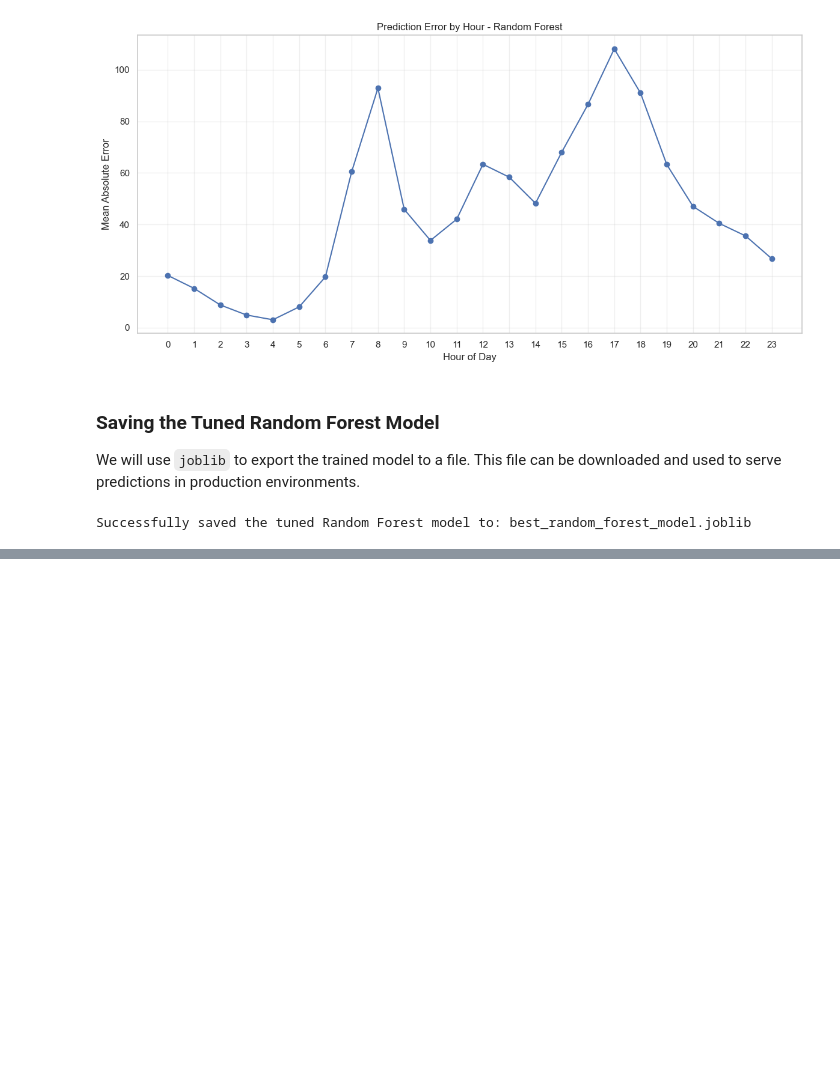
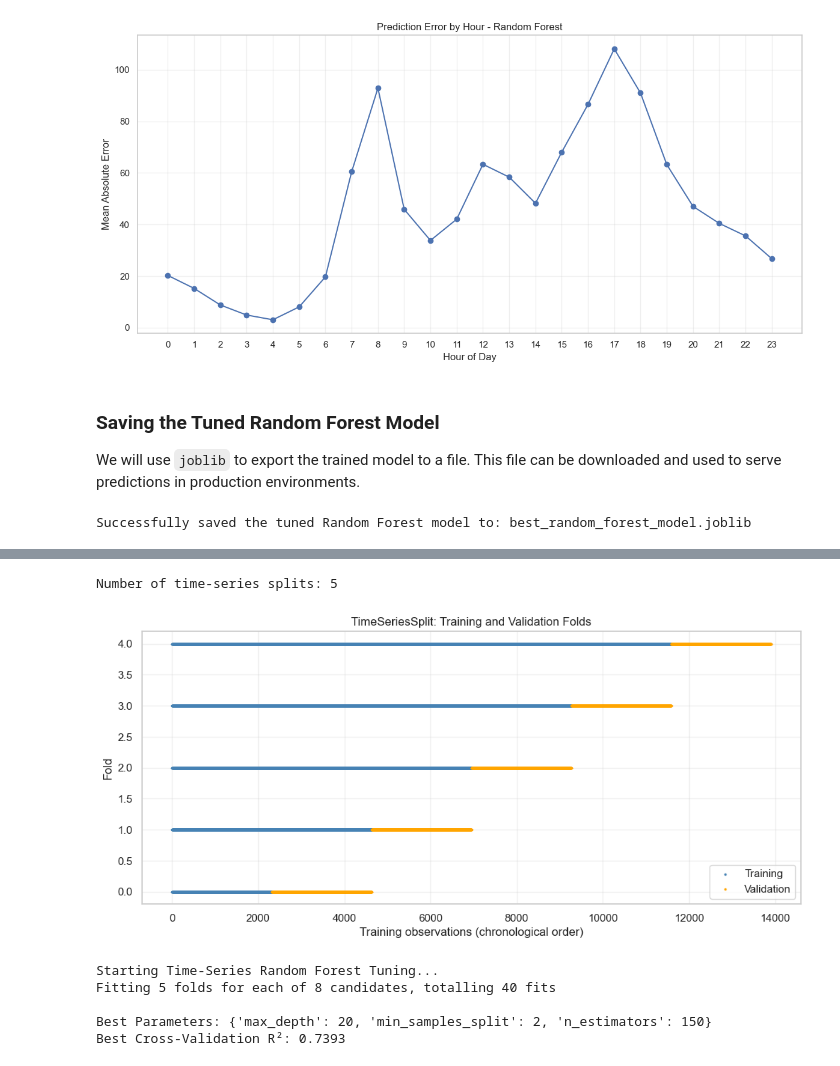
Before and after one commit to SandaruNipuna1/urban-mobility-demand-intelligence, a Jupyter notebook: notebooks/04_model_development.ipynb, the cells around one changed output, grey strips where cells are left out. Saved outputs shown, nothing was run; the diff lists cells and outputs as text; code cells hidden in the pictures; blank space fills up the shorter version.

```diff
--- a/notebooks/04_model_development.ipynb
+++ b/notebooks/04_model_development.ipynb
@@ -618,0 +625,69 @@ Successfully saved the tuned Random Forest model to: best_random_forest_model.jo
+# %%
+from sklearn.model_selection import TimeSeriesSplit
+
+tscv = TimeSeriesSplit(n_splits=5)
+
+print("Number of time-series splits:", tscv.n_splits)
+# %% [output]
+Number of time-series splits: 5
+# %%
+import matplotlib.pyplot as plt
+import numpy as np
+
+fig, ax = plt.subplots(figsize=(12, 5))
+
+for fold, (train_idx, val_idx) in enumerate(tscv.split(X_train)):
+    ax.scatter(
+        train_idx,
+        [fold] * len(train_idx),
+        color="steelblue",
+        s=2,
+        label="Training" if fold == 0 else ""
+    )
+
+    ax.scatter(
+        val_idx,
+        [fold] * len(val_idx),
+        color="orange",
+        s=2,
+        label="Validation" if fold == 0 else ""
+    )
+
+ax.set_title("TimeSeriesSplit: Training and Validation Folds")
+ax.set_xlabel("Training observations (chronological order)")
+ax.set_ylabel("Fold")
+ax.legend()
+ax.grid(alpha=0.3)
+
+plt.show()
+# %% [output]
+[figure, added]
+# %%
+from sklearn.model_selection import GridSearchCV
+
+rf_time_grid = GridSearchCV(
+    estimator=RandomForestRegressor(
+        random_state=42,
+        n_jobs=-1
+    ),
+    param_grid=param_grid,
+    cv=tscv,
+    scoring="r2",
+    n_jobs=1,
+    verbose=1
+)
+
+print("Starting Time-Series Random Forest Tuning...")
+
+rf_time_grid.fit(X_train, y_train)
+
+best_time_rf_model = rf_time_grid.best_estimator_
+
+print("\nBest Parameters:", rf_time_grid.best_params_)
+print("Best Cross-Validation R²:", round(rf_time_grid.best_score_, 4))
+# %% [output]
+Starting Time-Series Random Forest Tuning...
+Fitting 5 folds for each of 8 candidates, totalling 40 fits
+
+Best Parameters: {'max_depth': 20, 'min_samples_split': 2, 'n_estimators': 150}
+Best Cross-Validation R²: 0.7393
```
Also changed, not shown: parts of 2 cells of this notebook.
